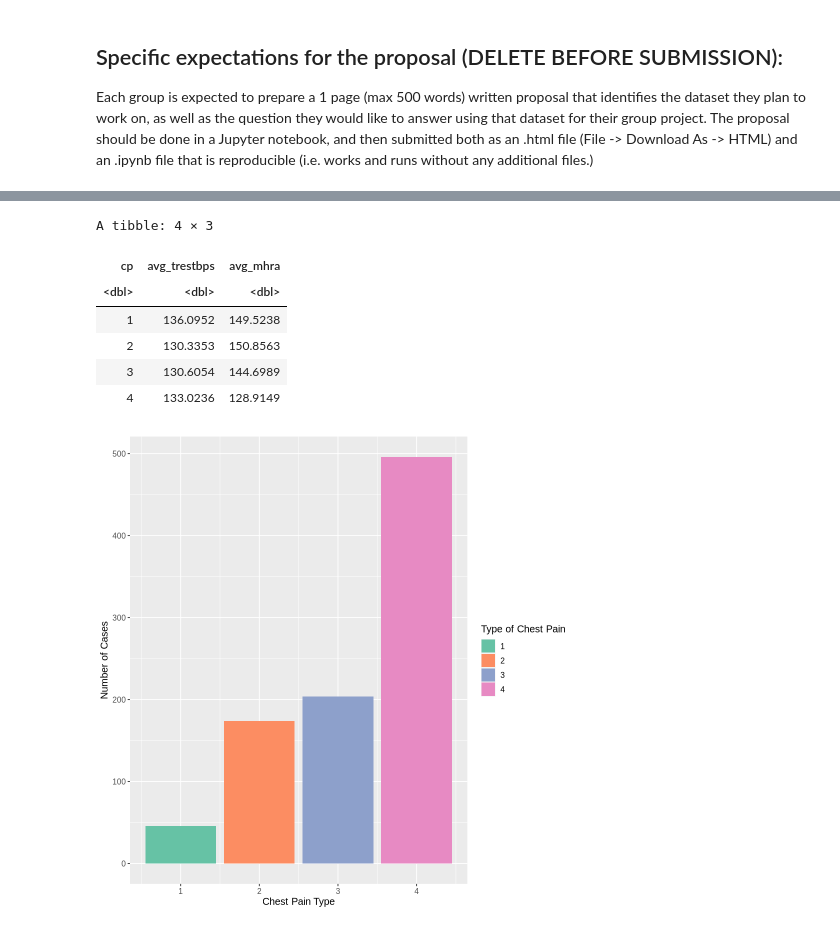
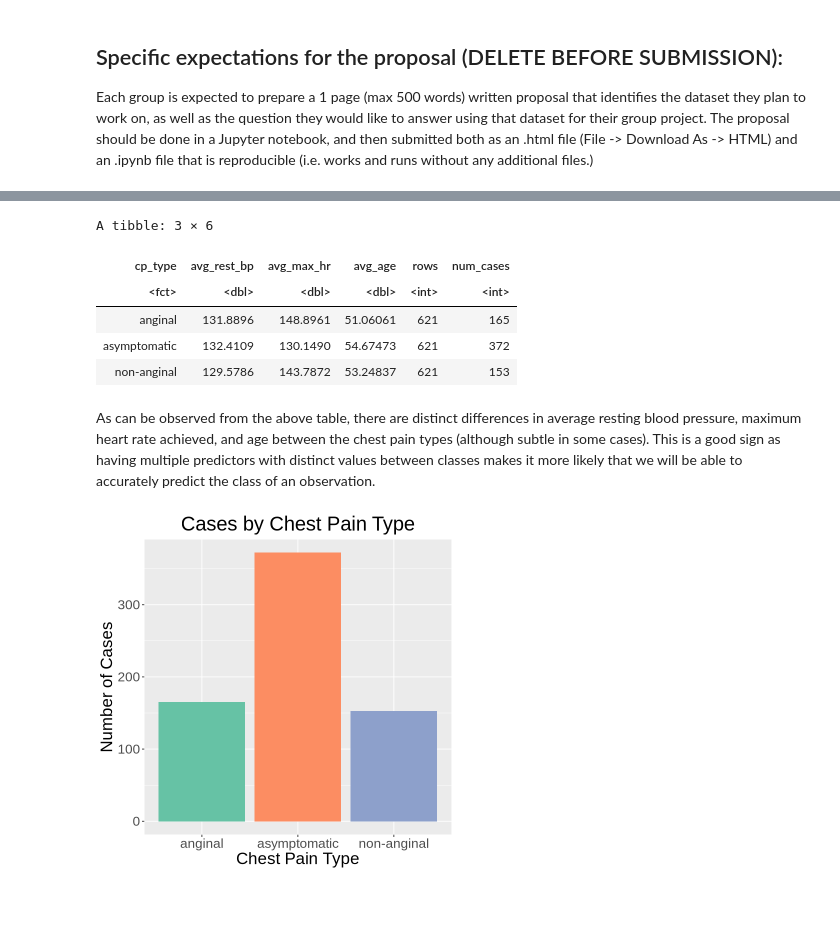
Before and after one commit to aaelbaz/DSCI-100-Group-Project, a Jupyter notebook: group_project_proposal.ipynb, the cells around one changed output, grey strips where cells are left out. Saved outputs shown, nothing was run; the diff lists cells and outputs as text; code cells hidden in the pictures; blank space fills up the shorter version.

```diff
--- a/group_project_proposal.ipynb
+++ b/group_project_proposal.ipynb
@@ -69,0 +65,7 @@ dbl (14): age, sex, cp, trestbps, chol, fbs, restecg, thalach, exang, oldpea...
+# %%
+heart_disease_split <- initial_split(heart_disease_data, prop = 0.75, strata = cp_type)
+heart_disease_train <- training(heart_disease_split)
+heart_disease_test <- testing(heart_disease_split)
+
+head(heart_disease_train)
+head(heart_disease_test)
@@ -70,29 +91,31 @@ dbl (14): age, sex, cp, trestbps, chol, fbs, restecg, thalach, exang, oldpea...
 # %%
-cp_summarize <- heart_disease_data |>
-group_by(cp) |>
-summarize(avg_trestbps = mean(trestbps, na.rm = TRUE),
-          avg_mhra = mean(thalach, na.rm = TRUE))
-cp_summarize
+num_cases_tbl <- count(heart_disease_train, cp_type, name = "num_cases")
 
-#ypical angina (1), atypical angina (2), non-anginal pain (3), and asymptomatic (4)
+cp_type_summarize <- heart_disease_train |> group_by(cp_type) |>
+                        summarize(avg_rest_bp = mean(rest_bp, na.rm = TRUE), avg_max_hr = mean(max_hr, na.rm = TRUE),
+                                  avg_age = mean(age, na.rm = TRUE), rows = sum(!complete.cases(heart_disease_data)))
+                                                                            #how to only look at rows missing data from the current group??
+
+cp_type_full_summary <- bind_cols(cp_type_summarize, select(num_cases_tbl, num_cases))
+cp_type_full_summary
 # %% [output]
-A tibble: 4 × 3
+A tibble: 3 × 6
-| cp | avg_trestbps | avg_mhra |
-| <dbl> | <dbl> | <dbl> |
-| 1 | 136.0952 | 149.5238 |
-| 2 | 130.3353 | 150.8563 |
-| 3 | 130.6054 | 144.6989 |
-| 4 | 133.0236 | 128.9149 |
+| cp_type | avg_rest_bp | avg_max_hr | avg_age | rows | num_cases |
+| <fct> | <dbl> | <dbl> | <dbl> | <int> | <int> |
+| anginal | 131.8896 | 148.8961 | 51.06061 | 621 | 165 |
+| asymptomatic | 132.4109 | 130.1490 | 54.67473 | 621 | 372 |
+| non-anginal | 129.5786 | 143.7872 | 53.24837 | 621 | 153 |
+# %% [markdown]
+As can be observed from the above table, there are distinct differences in average resting blood pressure, maximum heart rate achieved, and age between the chest pain types (although subtle in some cases). This is a good sign as having multiple predictors with distinct values between classes makes it more likely that we will be able to accurately predict the class of an observation.
 # %%
-class_plot <- heart_disease_data|>
-    ggplot(aes(x = cp,
-              fill = as_factor(cp))) +
-    geom_bar()+
-    labs(x= "Chest Pain Type",
-         y= "Number of Cases",
-         fill = "Type of Chest Pain")+
-    theme(text = element_text(size = 12))+
-    scale_fill_brewer(palette = "Set2")
+options(repr.plot.width = 6, repr.plot.height= 6)
+
+class_plot <- ggplot(heart_disease_train, aes(x = cp_type, fill = cp_type)) +
+                geom_bar(show.legend = FALSE) +
+                labs(x= "Chest Pain Type", y= "Number of Cases") +
+                ggtitle("Cases by Chest Pain Type") +
+                scale_fill_brewer(palette = "Set2") +
+                theme(text = element_text(size = 20), plot.title = element_text(hjust = 0.5))
 class_plot
 # %% [output]
-[figure, old version]
+[figure, new version]
```
Also changed, not shown: parts of 12 cells of this notebook.
